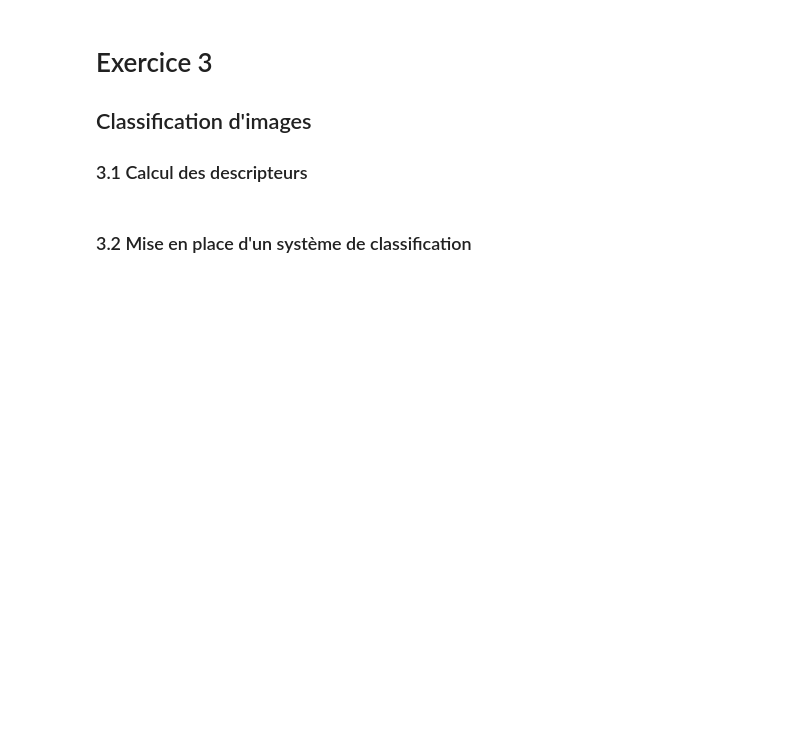
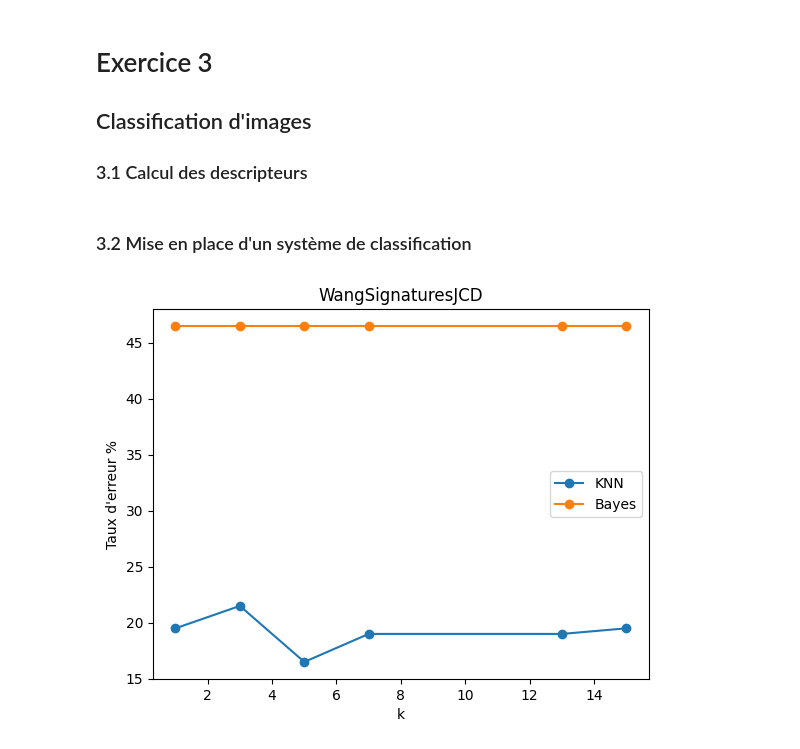
Before and after one commit to JugurthaAsma/ML, a Jupyter notebook: Projet1/src/classif.ipynb, the cells around one changed output. Drawn from its saved outputs; the diff is of its cells as text; code cells hidden in the pictures; blank space fills up the shorter version.

```diff
--- a/Projet1/src/classif.ipynb
+++ b/Projet1/src/classif.ipynb
@@ -294,15 +300,13 @@ k =  15 taux d'erreur =  2.0 %
 # Exercice 3
 ## Classification d'images
 ### 3.1 Calcul des descripteurs
+# %%
+mesures = []
+
+for ensemble_mesure in ["WangSignaturesJCD", "WangSignaturesPHOG", "WangSignaturesCEDD", "WangSignaturesFCTH", "WangSignaturesFuzzyColorHistogr"]:
+    X = (pd.read_excel('../data/WangSignatures.xls', ensemble_mesure, index_col = 0,header=None))
+    mesures.append([ensemble_mesure, X.values])
 # %%
-X = (pd.read_excel('../data/WangSignatures.xls',sheet_name=0,index_col = 0,header=None))
-Mesure=X.values
-
-for i in range(1,5):
-    X = (pd.read_excel('../data/WangSignatures.xls',sheet_name=i,index_col = 0,header=None))
-    Mesure=np.concatenate((Mesure,X.values),axis=1)
-
-
 label=np.zeros(1000,'int')
 for b in range(0,1000):
     name= X.index[b] # something like '123.jpg'
@@ -324,39 +328,55 @@ for b in range(0,1000):
 # dimImage = X[0].shape
 #X = np.array(X)
 # %%
-# split dataset (train and test)
-X_train, X_test, Y_train, Y_test = train_test_split(Mesure, label, test_size=0.2, random_state=1, stratify=label)
+for mesure in mesures:
+    # print ("Pour ", mesure[0])
 
-# use KNN
-k = [1, 3, 5, 7, 13, 15]
-for i in k:
-    # create KNN classifier
-    knn = KNeighborsClassifier(n_neighbors=i)
-    # fit the classifier to the data
-    knn.fit(X_train, Y_train)
-    # predict
-    knn_res = knn.predict(X_test)
+    #print("mesure[1]", mesure[1].shape)
+    #print("mesure[1].iloc[:, 1:]", mesure[1].iloc[:, 1:].shape)
 
-    # calculate accuracy of class predictions
-    print("k = ", i, "taux d'erreur = ", calcTauxErreur(knn_res, Y_test) , "%")
 
-# use Bayes
-#Create a Gaussian Classifier
-bayes = GaussianNB()
-# Train the model using the training sets
-bayes.fit(X_train,Y_train)
-# Predict
-bayes_res = bayes.predict(X_test)
-print("bayes taux d'erreur = ", calcTauxErreur(bayes_res, Y_test) , "%")
+    # split dataset (train and test)
+    X_train, X_test, Y_train, Y_test = train_test_split(mesure[1], label, test_size=0.2, random_state=2, stratify=label)
 
-# confusion matrix
-knn_cm = confusion_matrix(Y_test, knn_res)
-print(knn_cm)
-bayes_cm = confusion_matrix(Y_test, bayes_res)
-print(bayes_cm)
+    # use KNN
+    k = [1, 3, 5, 7, 13, 15]
+    knnErrors = []
+    for i in k:
+        # create KNN classifier
+        knn = KNeighborsClassifier(n_neighbors=i)
+        # fit the classifier to the data
+        knn.fit(X_train, Y_train)
+        # predict
+        knn_res = knn.predict(X_test)
 
-Pe_knn=(1-np.trace(knn_cm)/len(Y_test))
-print('Knn :',Pe_knn)
+        # calculate accuracy of class predictions
+        #print("k = ", i, "taux d'erreur = ", calcTauxErreur(knn_res, Y_test) , "%")
+        knnErrors.append(calcTauxErreur(knn_res, Y_test))
 
-Pe_bayes=(1-np.trace(bayes_cm)/len(Y_test))
-print('Bayes :',Pe_bayes)
+    # use Bayes
+    #Create a Gaussian Classifier
+    bayes = GaussianNB()
+    # Train the model using the training sets
+    bayes.fit(X_train,Y_train)
+    # Predict
+    bayes_res = bayes.predict(X_test)
+    #print("bayes taux d'erreur = ", calcTauxErreur(bayes_res, Y_test) , "%")
+    bayesErrors = [calcTauxErreur(bayes_res, Y_test)]*len(k)
+
+    affiche_taux_erreur(k, knnErrors, bayesErrors, title = mesure[0])
+
+    # confusion matrix
+    knn_cm = confusion_matrix(Y_test, knn_res)
+    # display confusion matrix for KNN in blue
+    cm_display = ConfusionMatrixDisplay(knn_cm).plot(cmap=plt.cm.Reds)
+
+    plt.title("Matrice de confusion pour KNN avec " + mesure[0])
+
+    bayes_cm = confusion_matrix(Y_test, bayes_res)
+    # display confusion matrix for Bayes
+    cm_display = ConfusionMatrixDisplay(bayes_cm).plot(cmap=plt.cm.Blues)
+    plt.title("Matrice de confusion pour Bayes avec " + mesure[0])
+
+    plt.show()
+# %% [output]
+[figure, added]
```
Also changed, not shown: parts of 8 cells of this notebook.
